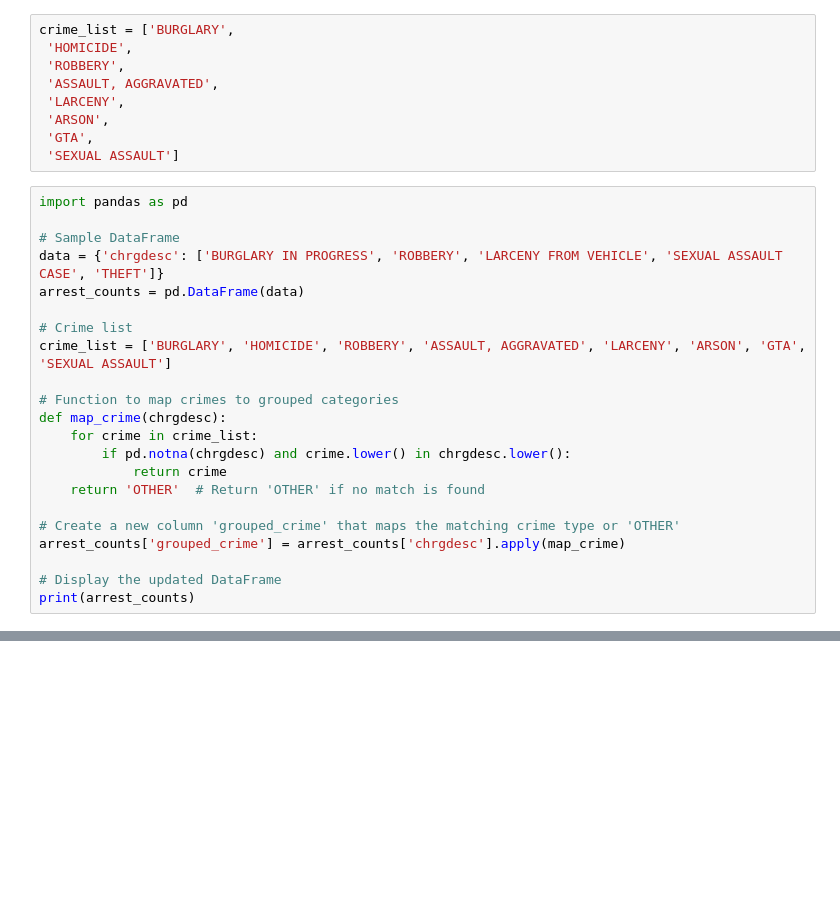
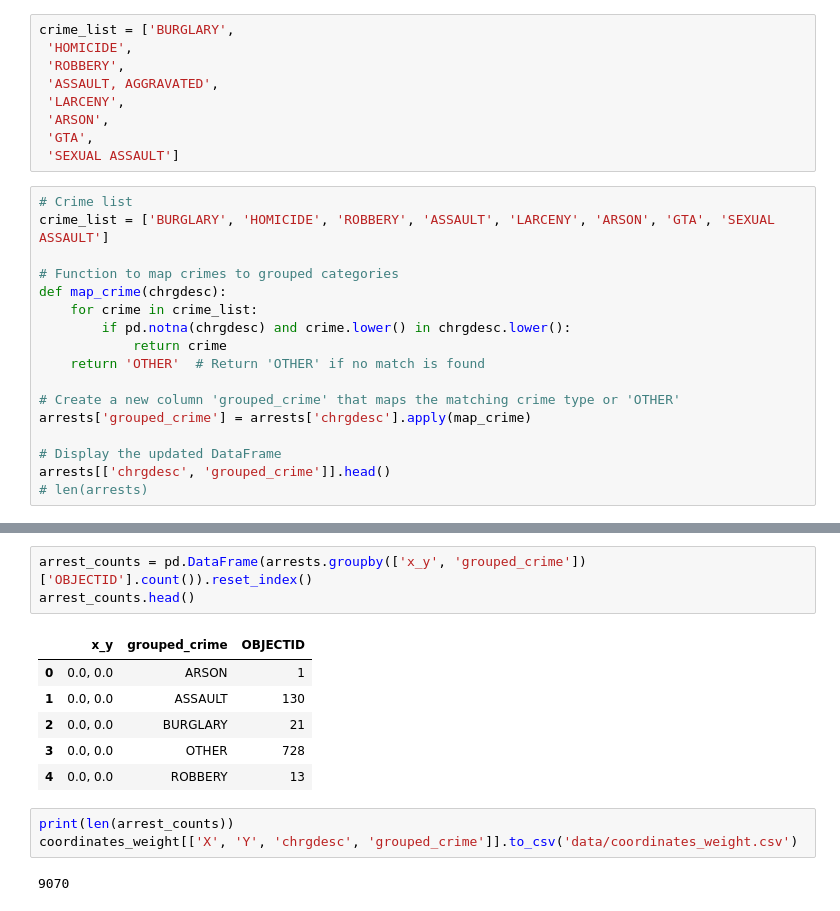
Before and after one commit to bkdevart/hackathon_safe_route, a Jupyter notebook: data_eda.ipynb, the cells around one changed output, grey strips where cells are left out. Cells and saved outputs as stored; diff of their text form; blank space fills up the shorter version.

Commit message:
added groupings and severity to x_y data from crimes.csv

```diff
--- a/data_eda.ipynb
+++ b/data_eda.ipynb
@@ -135,14 +113,8 @@ crime_list = ['BURGLARY',
  'GTA',
  'SEXUAL ASSAULT']
 # %%
-import pandas as pd
-
-# Sample DataFrame
-data = {'chrgdesc': ['BURGLARY IN PROGRESS', 'ROBBERY', 'LARCENY FROM VEHICLE', 'SEXUAL ASSAULT CASE', 'THEFT']}
-arrest_counts = pd.DataFrame(data)
-
 # Crime list
-crime_list = ['BURGLARY', 'HOMICIDE', 'ROBBERY', 'ASSAULT, AGGRAVATED', 'LARCENY', 'ARSON', 'GTA', 'SEXUAL ASSAULT']
+crime_list = ['BURGLARY', 'HOMICIDE', 'ROBBERY', 'ASSAULT', 'LARCENY', 'ARSON', 'GTA', 'SEXUAL ASSAULT']
 
 # Function to map crimes to grouped categories
 def map_crime(chrgdesc):
@@ -152,8 +124,9 @@ def map_crime(chrgdesc):
     return 'OTHER'  # Return 'OTHER' if no match is found
 
 # Create a new column 'grouped_crime' that maps the matching crime type or 'OTHER'
-arrest_counts['grouped_crime'] = arrest_counts['chrgdesc'].apply(map_crime)
+arrests['grouped_crime'] = arrests['chrgdesc'].apply(map_crime)
 
 # Display the updated DataFrame
-print(arrest_counts)
+arrests[['chrgdesc', 'grouped_crime']].head()
+# len(arrests)
 # %% [output]
@@ -165,0 +154,15 @@ print(arrest_counts)
+# %%
+arrest_counts = pd.DataFrame(arrests.groupby(['x_y', 'grouped_crime'])['OBJECTID'].count()).reset_index()
+arrest_counts.head()
+# %% [output]
+|  | x_y | grouped_crime | OBJECTID |
+| 0 | 0.0, 0.0 | ARSON | 1 |
+| 1 | 0.0, 0.0 | ASSAULT | 130 |
+| 2 | 0.0, 0.0 | BURGLARY | 21 |
+| 3 | 0.0, 0.0 | OTHER | 728 |
+| 4 | 0.0, 0.0 | ROBBERY | 13 |
+# %%
+print(len(arrest_counts))
+coordinates_weight[['X', 'Y', 'chrgdesc', 'grouped_crime']].to_csv('data/coordinates_weight.csv')
+# %% [output]
+9070
```
Also changed, not shown: parts of 7 cells of this notebook, 1 other file.
